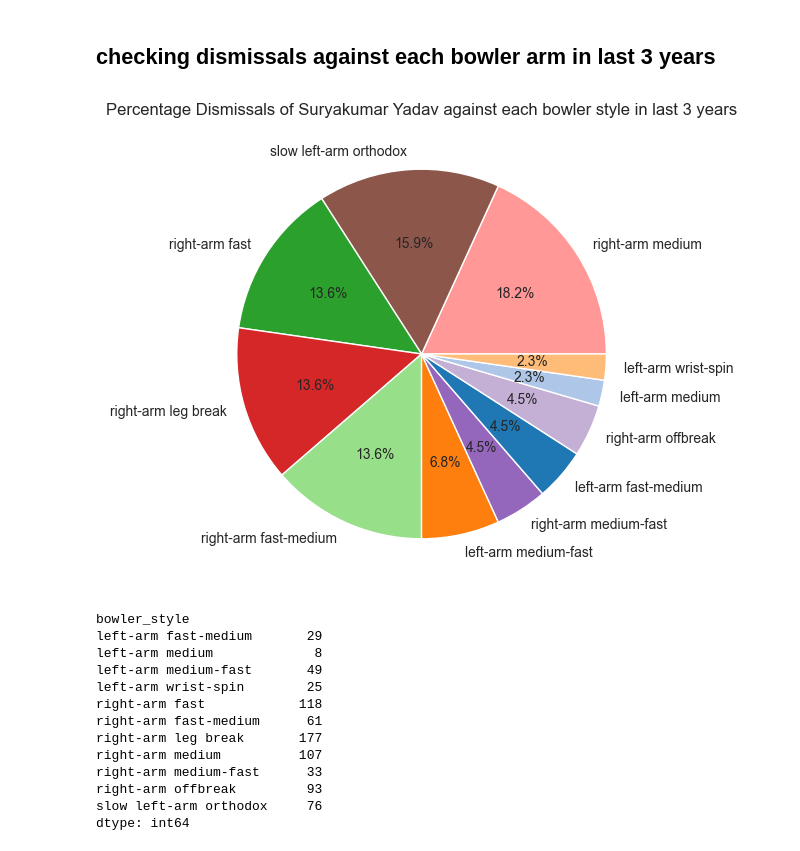
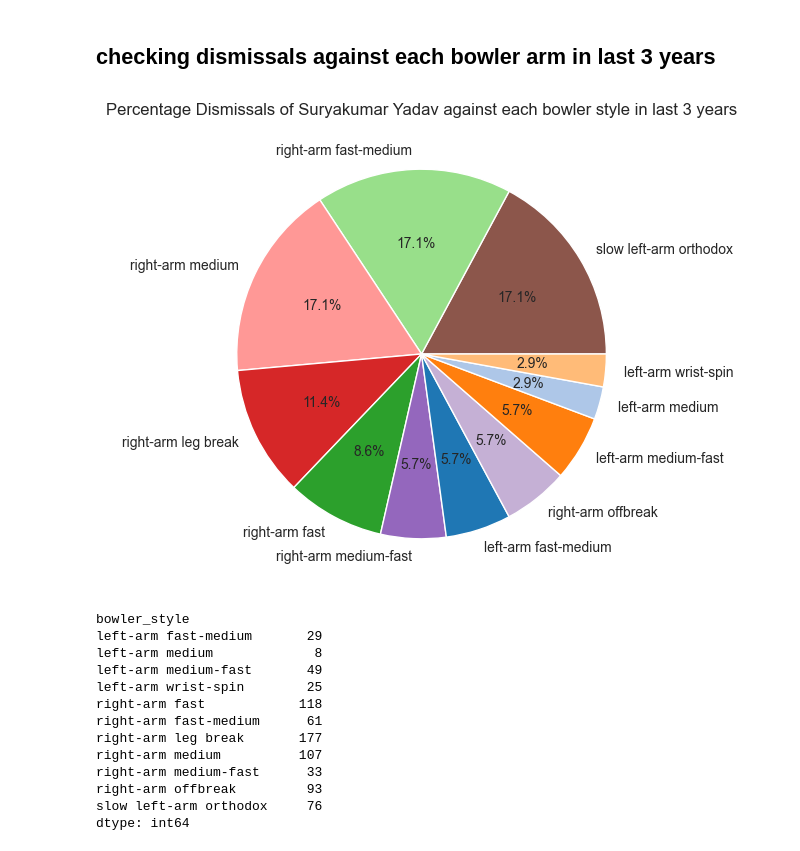
Before and after one commit to visakhpadmanabhan7/crick_analytics, a Jupyter notebook: sky_analysis.ipynb, the cells around one changed output. Saved outputs shown, nothing was run; the diff lists cells and outputs as text; code cells hidden in the pictures.

```diff
--- a/sky_analysis.ipynb
+++ b/sky_analysis.ipynb
@@ -653,26 +653,26 @@ See the caveats in the documentation: https://pandas.pydata.org/pandas-docs/stab
 ## checking dismissals against each bowler arm in last 3 years
 # %%
 #plot dismissals against each bowler style in pie chart for the last 3 years
-dismissals_bowler_style_last_3_years=without_runouts[without_runouts['year']>=2020]['dismissal_bowler_style'].value_counts()
+dismissals_bowler_style_last_3_years=without_runouts[without_runouts['year']>2020]['dismissal_bowler_style'].value_counts()
 pie_colors = [color_map[style] for style in dismissals_bowler_style_last_3_years.index]
 
 # Create the pie chart
 plt.figure(figsize=(10, 6))
 plt.pie(
     dismissals_bowler_style_last_3_years,
     labels=dismissals_bowler_style_last_3_years.index,
     autopct='%1.1f%%',
     colors=pie_colors  # Apply the sorted colors
 )
 plt.title('Percentage Dismissals of ' + batter_name + ' against each bowler style in last 3 years')
 
 # Save the figure
 plt.savefig('./images/sky/sky_dismissal_pie.png', bbox_inches='tight')
 
 # Show the plot
 plt.show()
 # %% [output]
-[figure, old version]
+[figure, new version]
 # %%
 # compute balls faced against each bowler style in last 3 years
 balls_faced_bowler_style_last_3_years = batter_ball_by_ball_data_last_3_years.groupby('bowler_style').size()
```
Also changed, not shown: parts of 8 cells of this notebook, 5 other files.
